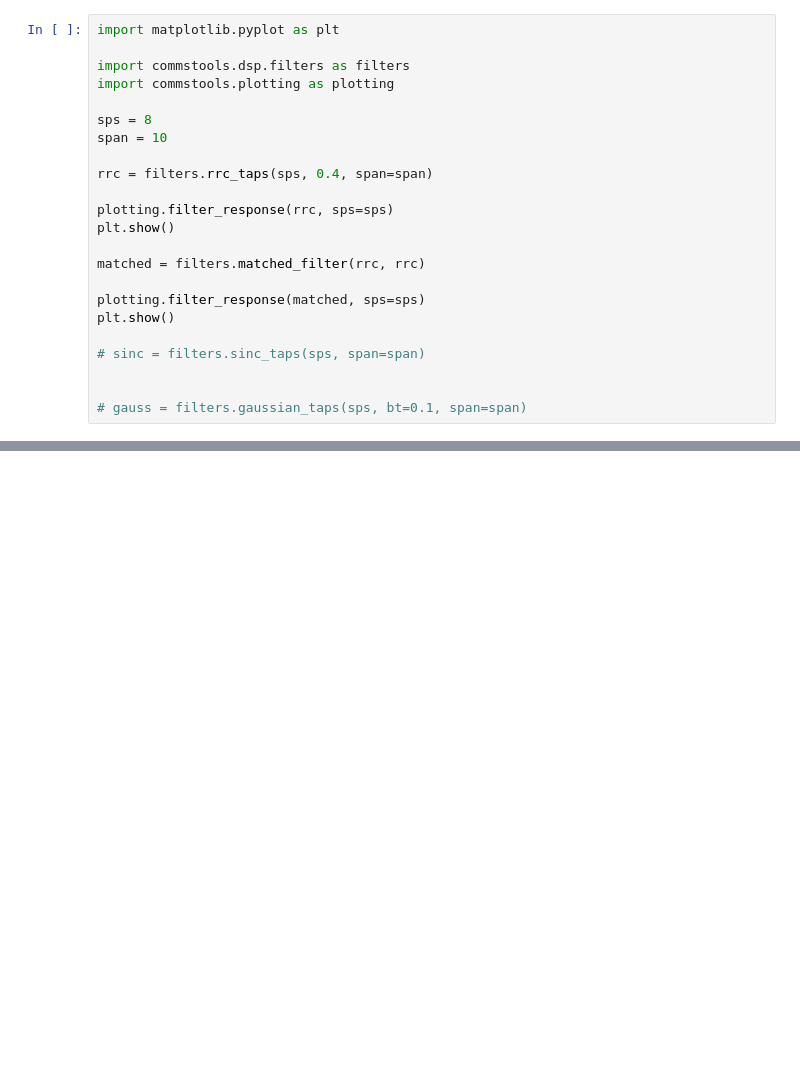
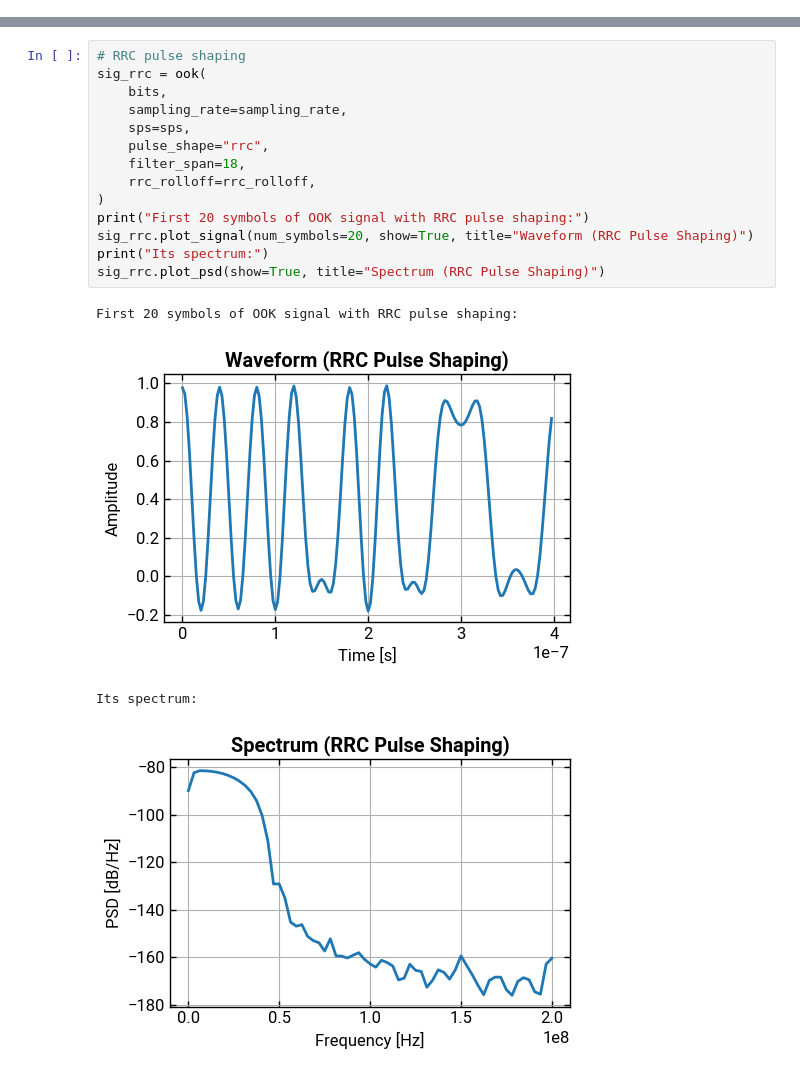
Before and after one commit to lokgar/commstools, a Jupyter notebook: examples/00-basics.ipynb, the cells around one changed output, grey strips where cells are left out. Drawn from its saved outputs; the diff is of its cells as text; blank space fills up the shorter version.

```diff
--- a/examples/00-basics.ipynb
+++ b/examples/00-basics.ipynb
@@ -133,23 +59,0 @@ plt.show()
-# %%
-import matplotlib.pyplot as plt
-
-import commstools.dsp.filters as filters
-import commstools.plotting as plotting
-
-sps = 8
-span = 10
-
-rrc = filters.rrc_taps(sps, 0.4, span=span)
-
-plotting.filter_response(rrc, sps=sps)
-plt.show()
-
-matched = filters.matched_filter(rrc, rrc)
-
-plotting.filter_response(matched, sps=sps)
-plt.show()
-
-# sinc = filters.sinc_taps(sps, span=span)
-
-
-# gauss = filters.gaussian_taps(sps, bt=0.1, span=span)
@@ -158,0 +60,19 @@ plt.show()
+# %%
+# RRC pulse shaping
+sig_rrc = ook(
+    bits,
+    sampling_rate=sampling_rate,
+    sps=sps,
+    pulse_shape="rrc",
+    filter_span=18,
+    rrc_rolloff=rrc_rolloff,
+)
+print("First 20 symbols of OOK signal with RRC pulse shaping:")
+sig_rrc.plot_signal(num_symbols=20, show=True, title="Waveform (RRC Pulse Shaping)")
+print("Its spectrum:")
+sig_rrc.plot_psd(show=True, title="Spectrum (RRC Pulse Shaping)")
+# %% [output]
+First 20 symbols of OOK signal with RRC pulse shaping:
+[figure, added]
+Its spectrum:
+[figure, added]
```
Also changed, not shown: parts of 16 cells of this notebook, 21 other files.
